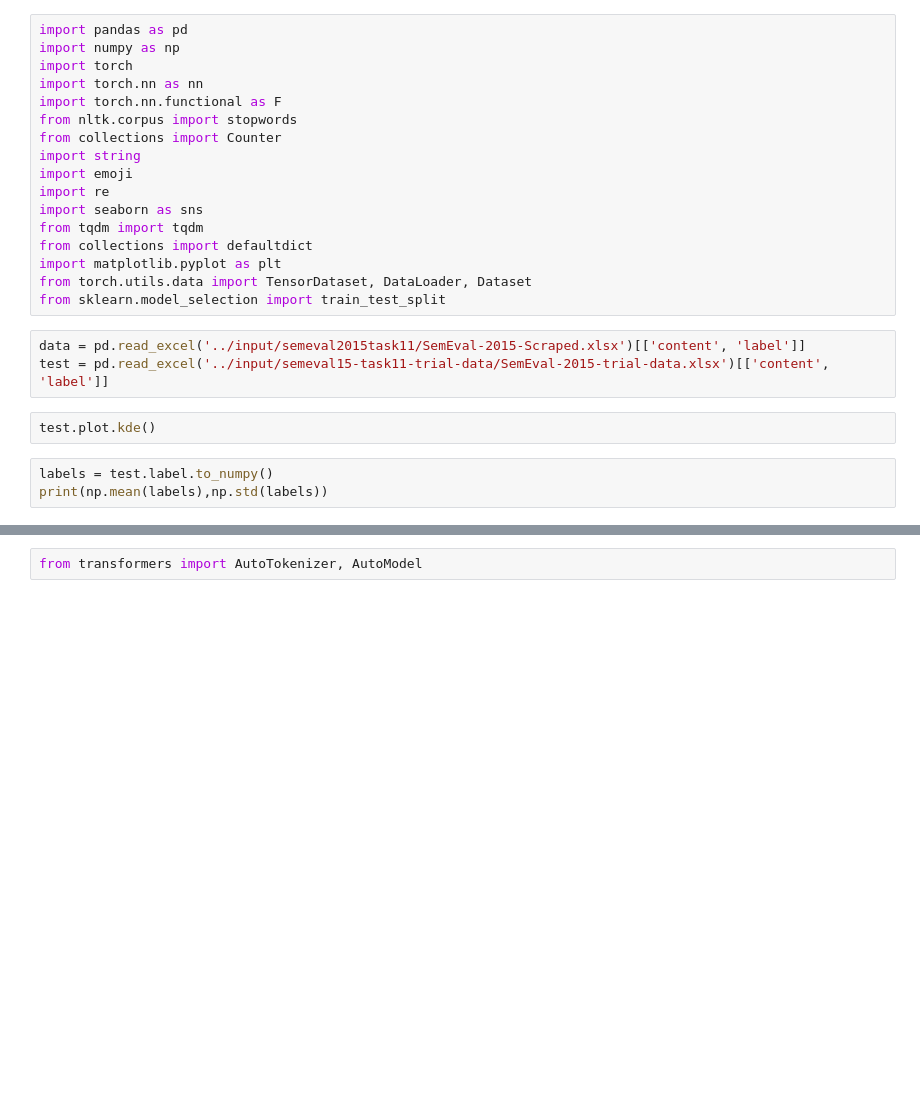
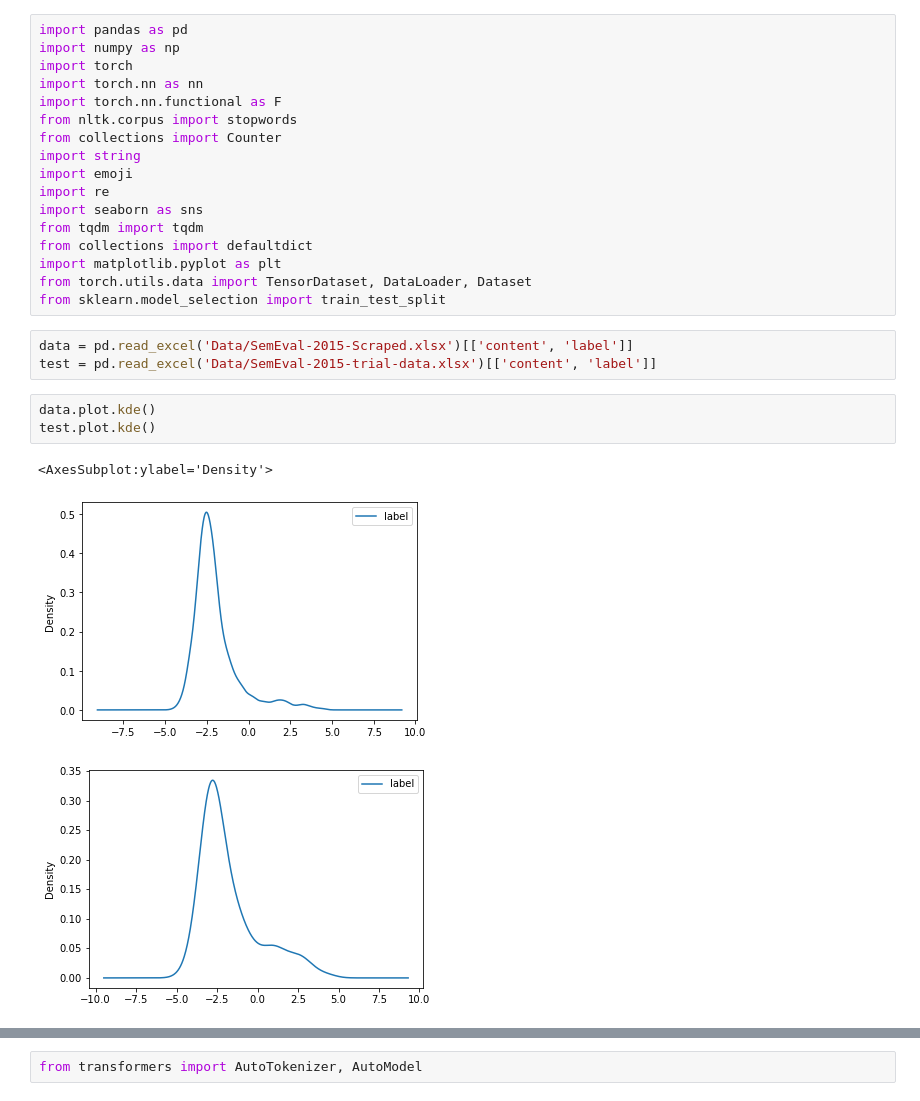
Before and after one commit to BaleChen/emoji-setiment-analysis, a Jupyter notebook: XLMRoBERTa-BiLSTM Baseline.ipynb, the cells around one changed output, grey strips where cells are left out. Cells and saved outputs as stored; diff of their text form; blank space fills up the shorter version.

```diff
--- a/XLMRoBERTa-BiLSTM Baseline.ipynb
+++ b/XLMRoBERTa-BiLSTM Baseline.ipynb
@@ -20,13 +16,15 @@ import matplotlib.pyplot as plt
 from torch.utils.data import TensorDataset, DataLoader, Dataset
 from sklearn.model_selection import train_test_split
 # %%
-data = pd.read_excel('../input/semeval2015task11/SemEval-2015-Scraped.xlsx')[['content', 'label']]
-test = pd.read_excel('../input/semeval15-task11-trial-data/SemEval-2015-trial-data.xlsx')[['content', 'label']]
+data = pd.read_excel('Data/SemEval-2015-Scraped.xlsx')[['content', 'label']]
+test = pd.read_excel('Data/SemEval-2015-trial-data.xlsx')[['content', 'label']]
-# %%
-test.plot.kde()
-# %%
-labels = test.label.to_numpy()
-print(np.mean(labels),np.std(labels))
+# %%
+data.plot.kde()
+test.plot.kde()
+# %% [output]
+<AxesSubplot:ylabel='Density'>
+[figure, added]
+[figure, added]
 # %%
 import torch
 import random
```
Also changed, not shown: parts of 23 cells of this notebook.
